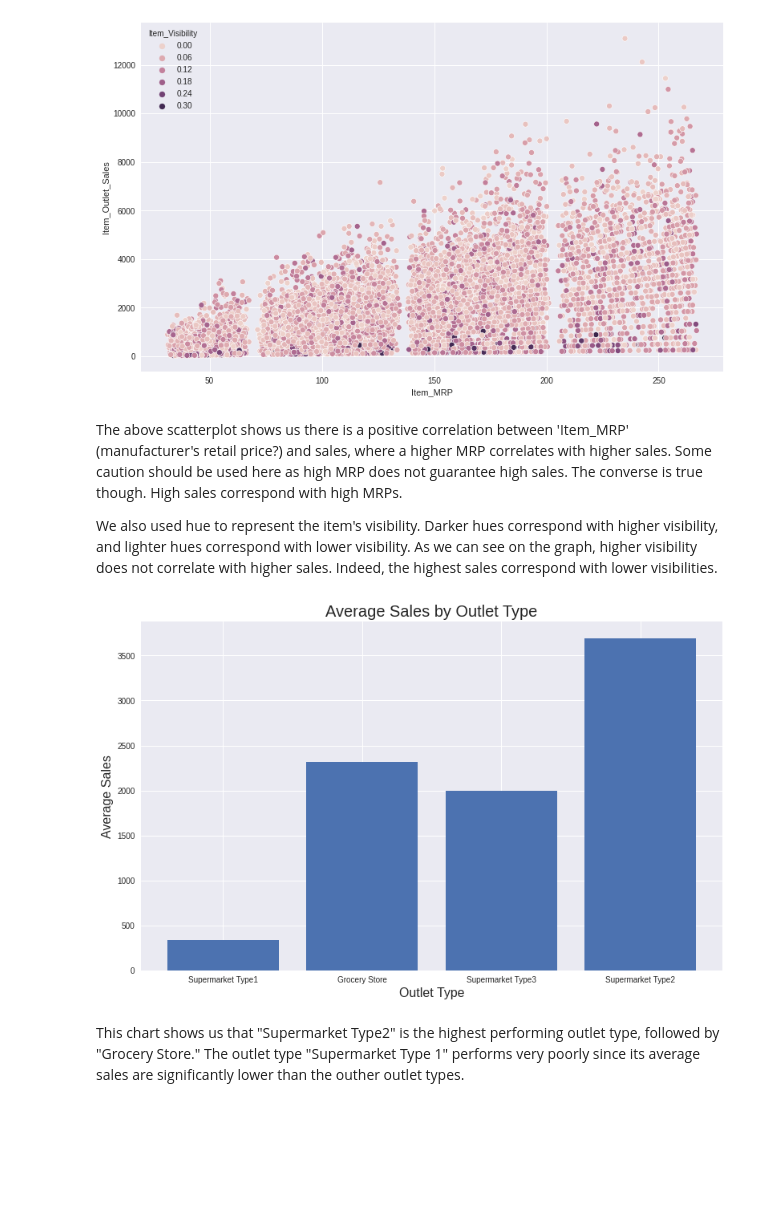
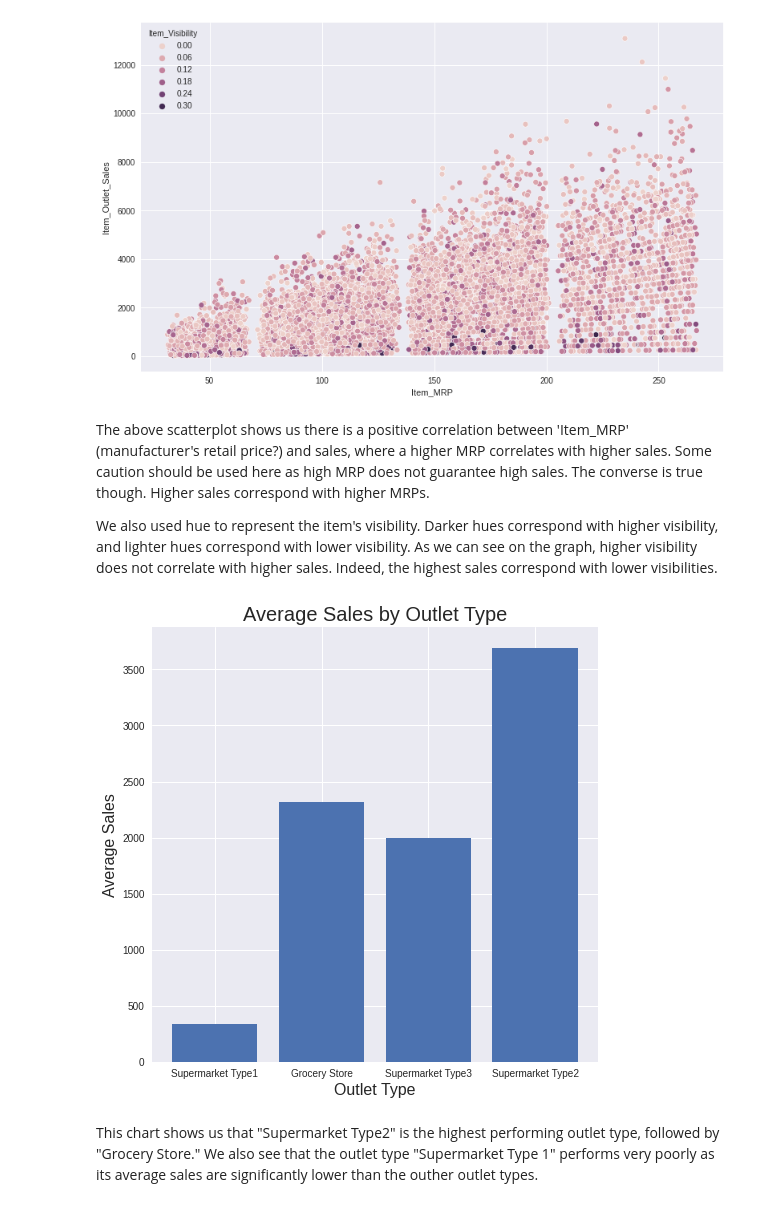
Before and after one commit to mvince33/food-sales-predictions, a Jupyter notebook: food_sales_predictions.ipynb, the cells around one changed output. Cells and saved outputs as stored; diff of their text form; code cells hidden in the pictures; blank space fills up the shorter version.

```diff
--- a/food_sales_predictions.ipynb
+++ b/food_sales_predictions.ipynb
@@ -418,24 +418,24 @@ sns.scatterplot(x = df['Item_MRP'], y = df['Item_Outlet_Sales'], hue = df['Item_
 # %% [output]
 [figure]
 # %% [markdown]
-The above scatterplot shows us there is a positive correlation between 'Item_MRP' (manufacturer's retail price?) and sales, where a higher MRP correlates with higher sales. Some caution should be used here as high MRP does not guarantee high sales. The converse is true though. High sales correspond with high MRPs.
+The above scatterplot shows us there is a positive correlation between 'Item_MRP' (manufacturer's retail price?) and sales, where a higher MRP correlates with higher sales. Some caution should be used here as high MRP does not guarantee high sales. The converse is true though. Higher sales correspond with higher MRPs.
 
 We also used hue to represent the item's visibility. Darker hues correspond with higher visibility, and lighter hues correspond with lower visibility. As we can see on the graph, higher visibility does not correlate with higher sales. Indeed, the highest sales correspond with lower visibilities.
 # %%
 # Construct a bar graph for average sales by outlet type.
 
 # Get the counts of each outlet type
 outlet_counts = df['Outlet_Type'].value_counts()
 # Get the average sales of each outlet type
 cum_sales_by_outlet = df.groupby('Outlet_Type')['Item_Outlet_Sales'].sum() / outlet_counts
 
 # Plot average sales by outlet type
-plt.figure(figsize = (13, 8));
+plt.figure(figsize = (8, 8));
 plt.bar(df['Outlet_Type'].value_counts().index, cum_sales_by_outlet);
 plt.xlabel('Outlet Type', fontsize = 16);
 plt.ylabel('Average Sales', fontsize = 16);
 plt.title('Average Sales by Outlet Type', fontsize = 20);
 # %% [output]
-[figure, old version]
+[figure, new version]
 # %% [markdown]
-This chart shows us that "Supermarket Type2" is the highest performing outlet type, followed by "Grocery Store." The outlet type "Supermarket Type 1" performs very poorly since its average sales are significantly lower than the outher outlet types.
+This chart shows us that "Supermarket Type2" is the highest performing outlet type, followed by "Grocery Store." We also see that the outlet type "Supermarket Type 1" performs very poorly as its average sales are significantly lower than the outher outlet types.
```
Also changed, not shown: parts of 1 cell of this notebook.
